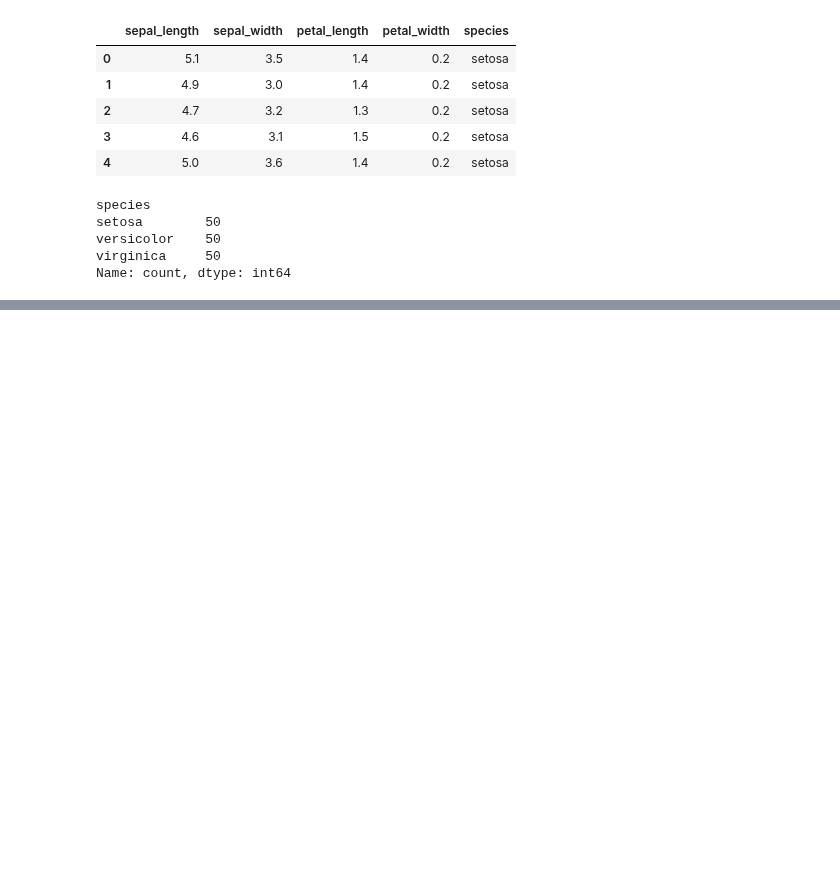
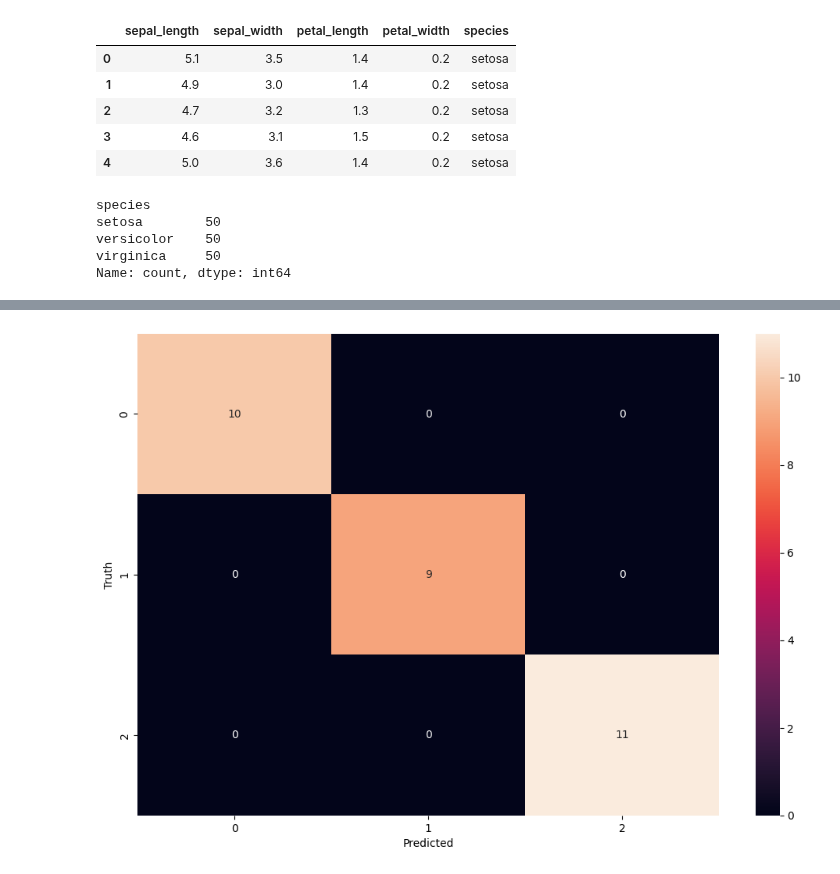
Before and after one commit to Zeeshier/Machine_Learning, a Jupyter notebook: 2. Supervised_Learning/3. Support Vector Machines/SVM Classification.ipynb, the cells around one changed output, grey strips where cells are left out. Saved outputs shown, nothing was run; the diff lists cells and outputs as text; code cells hidden in the pictures; blank space fills up the shorter version.

```diff
--- a/2. Supervised_Learning/3. Support Vector Machines/SVM Classification.ipynb
+++ b/2. Supervised_Learning/3. Support Vector Machines/SVM Classification.ipynb
@@ -33,0 +42,8 @@ Name: count, dtype: int64
+# %%
+#train test split
+X_train, X_test, y_train, y_test = train_test_split(X, y, test_size=0.2, random_state=42)
+# %%
+#call the model
+model = LinearSVC()
+# %%
+model.fit(X_train, y_train)
@@ -33,0 +52,2 @@ Name: count, dtype: int64
+# %%
+y_pred = model.predict(X_test)
@@ -33,0 +71,10 @@ Name: count, dtype: int64
+# %%
+# draw the confusion matrix using heatmap
+plt.figure(figsize=(12, 8))
+sns.heatmap(confusion_matrix(y_test, y_pred), annot=True)
+# label the plot
+plt.xlabel('Predicted')
+plt.ylabel('Truth')
+plt.show()
+# %% [output]
+[figure, added]
```
Also changed, not shown: parts of 5 cells of this notebook.
